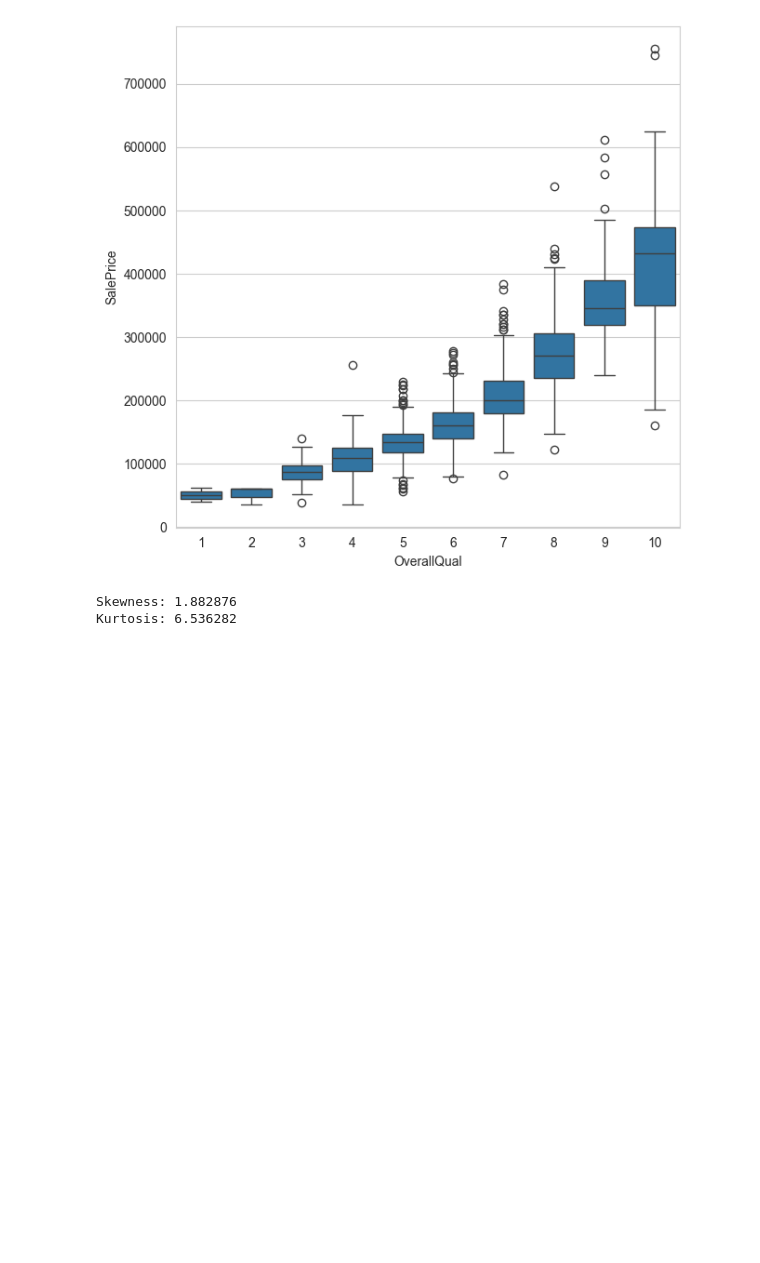
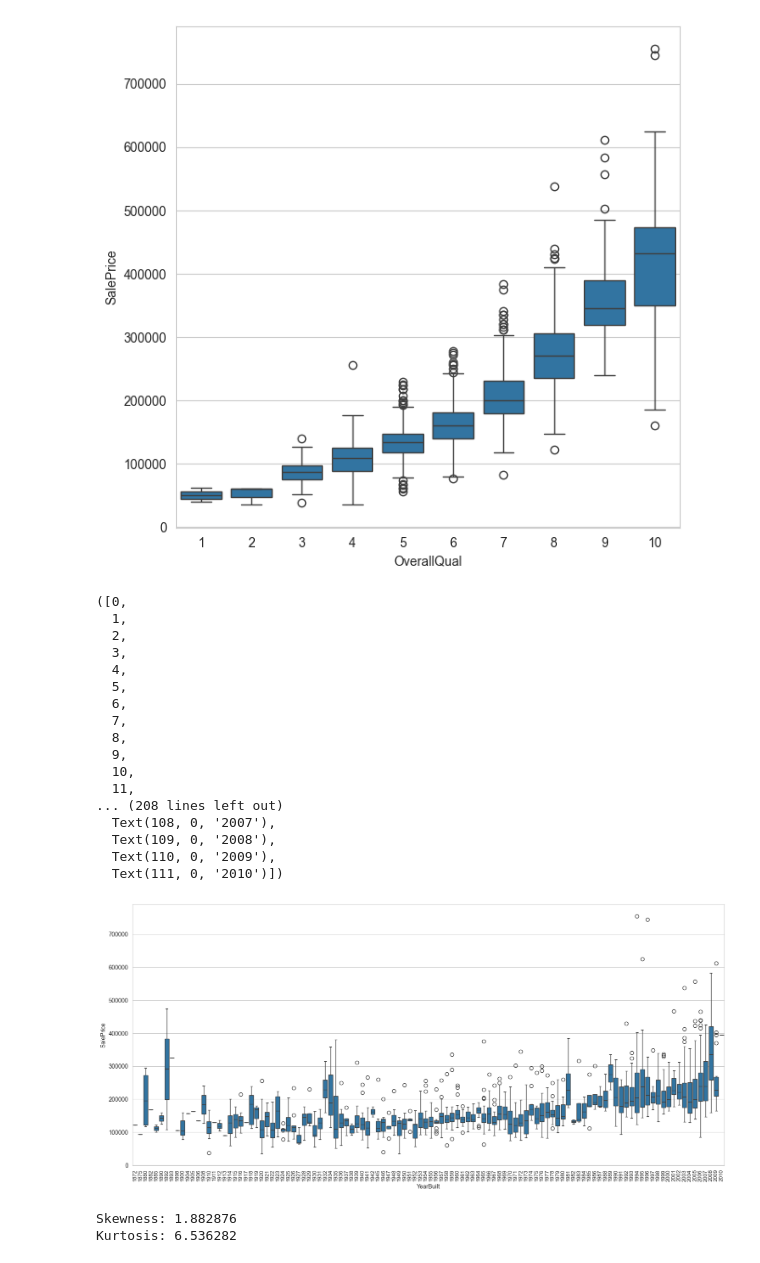
Before and after one commit to hoaghiepp/ml_learning, a Jupyter notebook: house_prices_prediction_kaggle/house_price_predicition.ipynb, the cells around one changed output. Drawn from its saved outputs; the diff is of its cells as text; code cells hidden in the pictures; blank space fills up the shorter version.

```diff
--- a/house_prices_prediction_kaggle/house_price_predicition.ipynb
+++ b/house_prices_prediction_kaggle/house_price_predicition.ipynb
@@ -162,6 +172,31 @@ sns.boxplot(x=data_df['OverallQual'], y='SalePrice', data=data)
 # %% [output]
 <Axes: xlabel='OverallQual', ylabel='SalePrice'>
 [figure]
+# %%
+plt.figure(figsize=(18, 8))
+
+data = pd.concat([data_df['SalePrice'], data_df['YearBuilt']], axis=1)
+sns.boxplot(x='YearBuilt', y='SalePrice', data=data)
+plt.xticks(rotation=90, fontsize=9)
+# %% [output]
+([0,
+  1,
+  2,
+  3,
+  4,
+  5,
+  6,
+  7,
+  8,
+  9,
+  10,
+  11,
+... (208 lines left out)
+  Text(108, 0, '2007'),
+  Text(109, 0, '2008'),
+  Text(110, 0, '2009'),
+  Text(111, 0, '2010')])
+[figure, added]
 # %%
 sns.histplot(data_df['SalePrice'], kde=True, stat='density', color='g', alpha=0.4, kde_kws=dict(cut=3))
 plt.title( "Plot of Sale Price")
```
Also changed, not shown: parts of 85 cells of this notebook, 1 other file.
